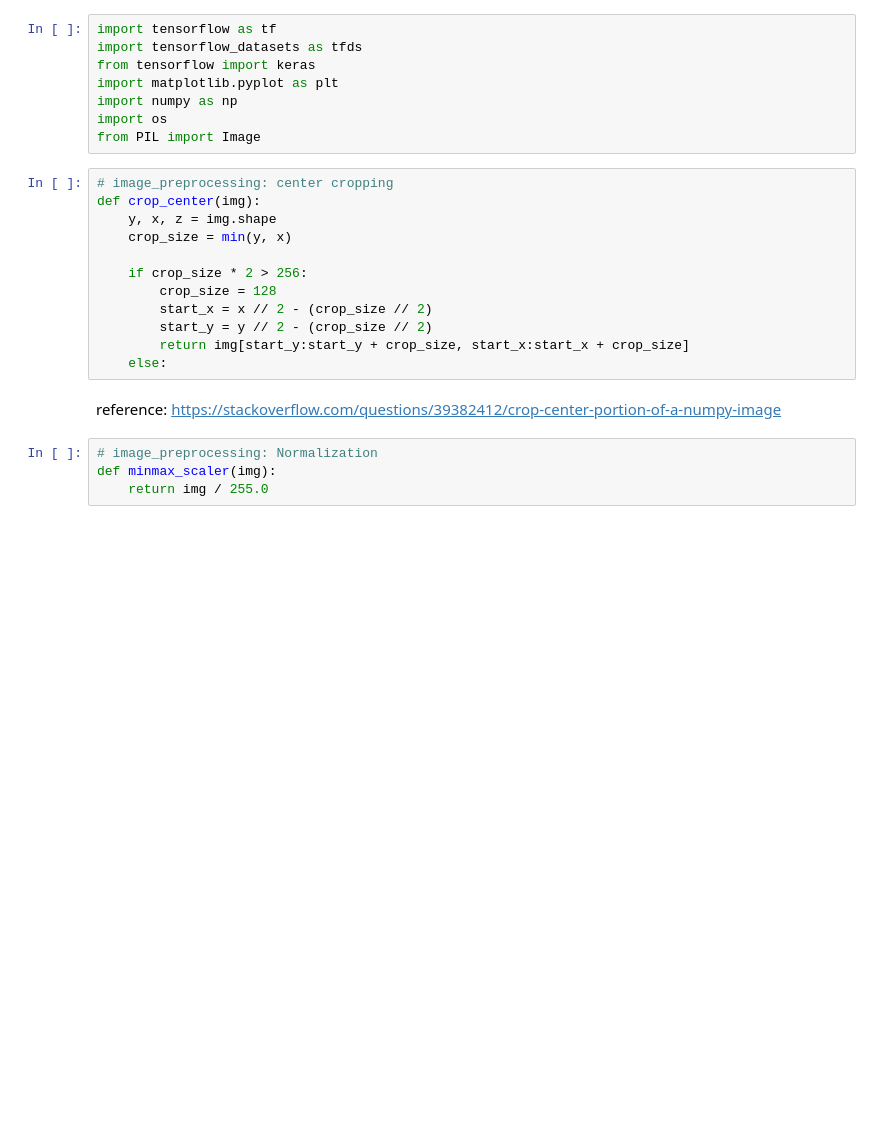
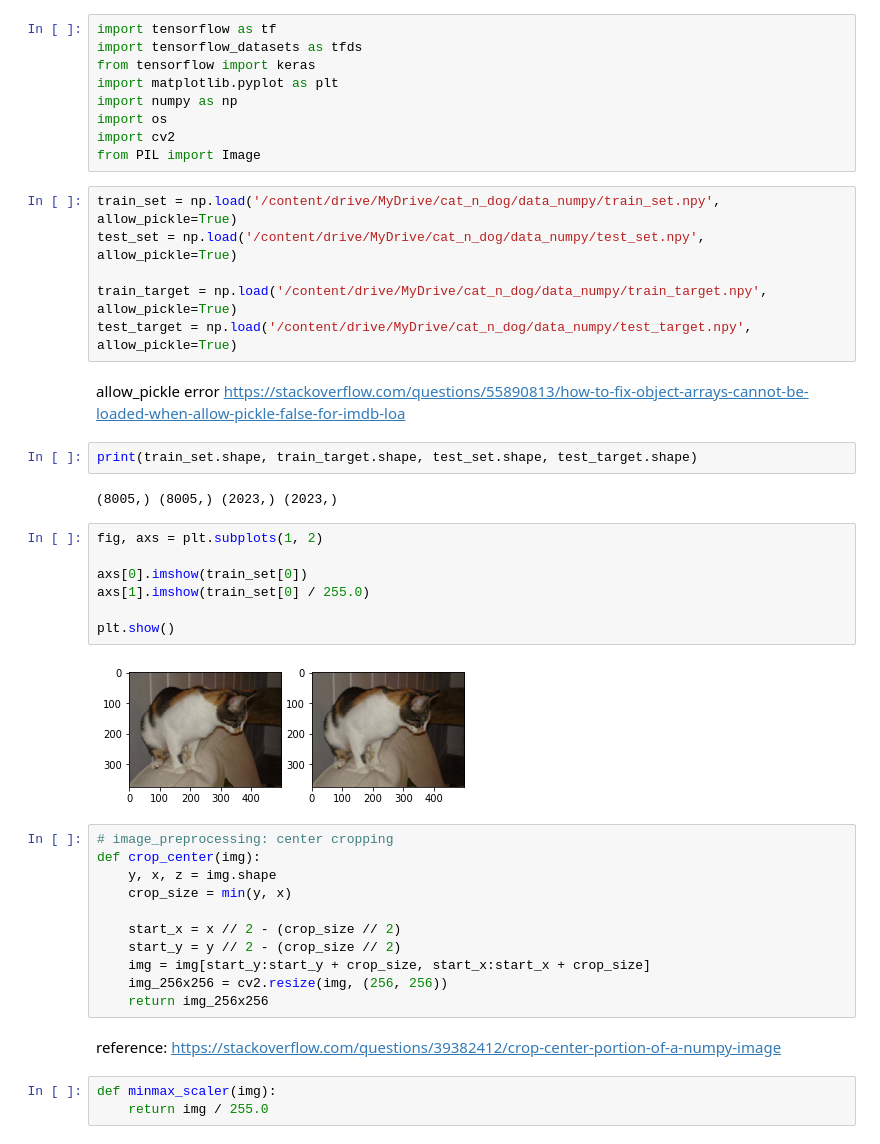
Before and after one commit to drawcodeboy/Cat_n_Dog_Classification, a Jupyter notebook: cat_n_dog_data_preprocessing_ver2.ipynb, the cells around one changed output. Drawn from its saved outputs; the diff is of its cells as text; blank space fills up the shorter version.

```diff
--- a/cat_n_dog_data_preprocessing_ver2.ipynb
+++ b/cat_n_dog_data_preprocessing_ver2.ipynb
@@ -10,22 +12,43 @@ from tensorflow import keras
 import matplotlib.pyplot as plt
 import numpy as np
 import os
+import cv2
 from PIL import Image
+# %%
+train_set = np.load('/content/drive/MyDrive/cat_n_dog/data_numpy/train_set.npy', allow_pickle=True)
+test_set = np.load('/content/drive/MyDrive/cat_n_dog/data_numpy/test_set.npy', allow_pickle=True)
+
+train_target = np.load('/content/drive/MyDrive/cat_n_dog/data_numpy/train_target.npy', allow_pickle=True)
+test_target = np.load('/content/drive/MyDrive/cat_n_dog/data_numpy/test_target.npy', allow_pickle=True)
+# %% [markdown]
+allow_pickle error
+https://stackoverflow.com/questions/55890813/how-to-fix-object-arrays-cannot-be-loaded-when-allow-pickle-false-for-imdb-loa
+# %%
+print(train_set.shape, train_target.shape, test_set.shape, test_target.shape)
+# %% [output]
+(8005,) (8005,) (2023,) (2023,)
+# %%
+fig, axs = plt.subplots(1, 2)
+
+axs[0].imshow(train_set[0])
+axs[1].imshow(train_set[0] / 255.0)
+
+plt.show()
+# %% [output]
+[figure, added]
 # %%
 # image_preprocessing: center cropping
 def crop_center(img):
     y, x, z = img.shape
     crop_size = min(y, x)
 
-    if crop_size * 2 > 256:
-        crop_size = 128
-        start_x = x // 2 - (crop_size // 2)
-        start_y = y // 2 - (crop_size // 2)
-        return img[start_y:start_y + crop_size, start_x:start_x + crop_size]
-    else:
+    start_x = x // 2 - (crop_size // 2)
+    start_y = y // 2 - (crop_size // 2)
+    img = img[start_y:start_y + crop_size, start_x:start_x + crop_size]
+    img_256x256 = cv2.resize(img, (256, 256))
+    return img_256x256
 # %% [markdown]
 reference: https://stackoverflow.com/questions/39382412/crop-center-portion-of-a-numpy-image
 # %%
-# image_preprocessing: Normalization
 def minmax_scaler(img):
     return img / 255.0
```
Also changed, not shown: parts of 4 cells of this notebook.
